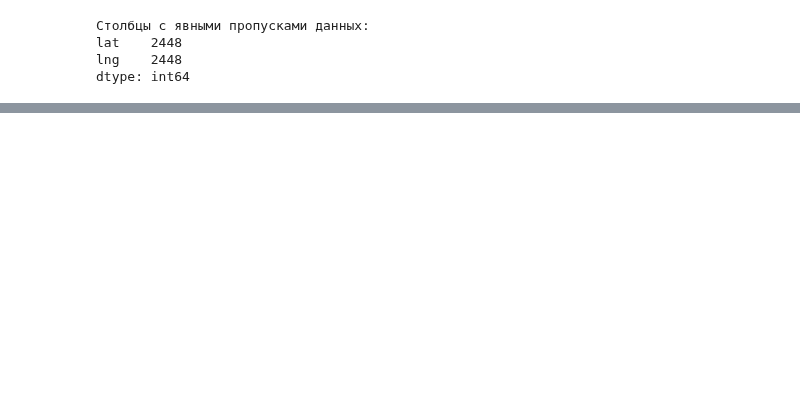
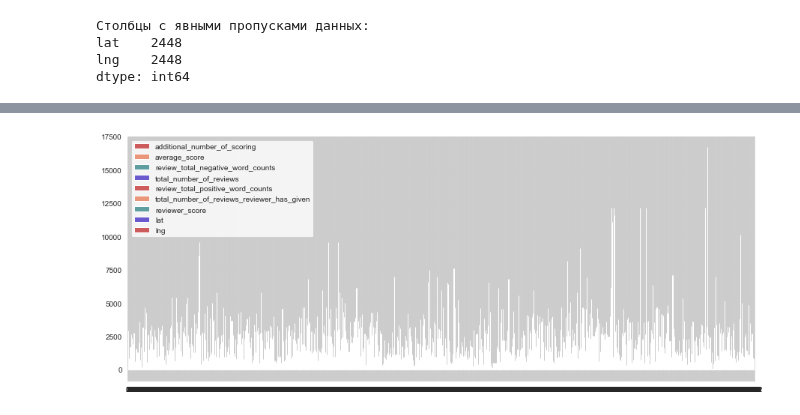
Before and after one commit to AleksandrFrom/SF_DS, a Jupyter notebook: EDA-Project3.ipynb, the cells around one changed output, grey strips where cells are left out. Cells and saved outputs as stored; diff of their text form; code cells hidden in the pictures; blank space fills up the shorter version.

```diff
--- a/EDA-Project3.ipynb
+++ b/EDA-Project3.ipynb
@@ -57,0 +111,15 @@ df_train_up = df_train.fillna(0)
+# %%
+# поиск регулярных выражений
+
+import re
+
+def re_func(num_tags):
+    found = re.findall("'[^\'](.+?)[^\']'", num_tags)
+    return found
+
+
+hotels['tags_n'] = hotels['tags'].apply(re_func)
+hotels = hotels.explode('tags_n')
+
+hotels['tags_n'].unique()
+hotels['tags_n'].value_counts()
@@ -57,0 +152,13 @@ df_train_up = df_train.fillna(0)
+# %%
+bar_data = hotels[hotels['reviewer_score']>8].groupby('tags_n', as_index=False).mean()
+
+fig1, ax1 = plt.subplots(figsize=(15, 6))
+sns.set_style('whitegrid')
+district_type_plot = bar_data.plot(
+    ax=ax1,
+    kind='bar',
+    width=0.85,
+    color=['indianred', 'darksalmon', 'cadetblue', 'slateblue'],
+    rot=0)
+# %% [output]
+[figure, added]
```
Also changed, not shown: parts of 12 cells of this notebook, 1 other file.
